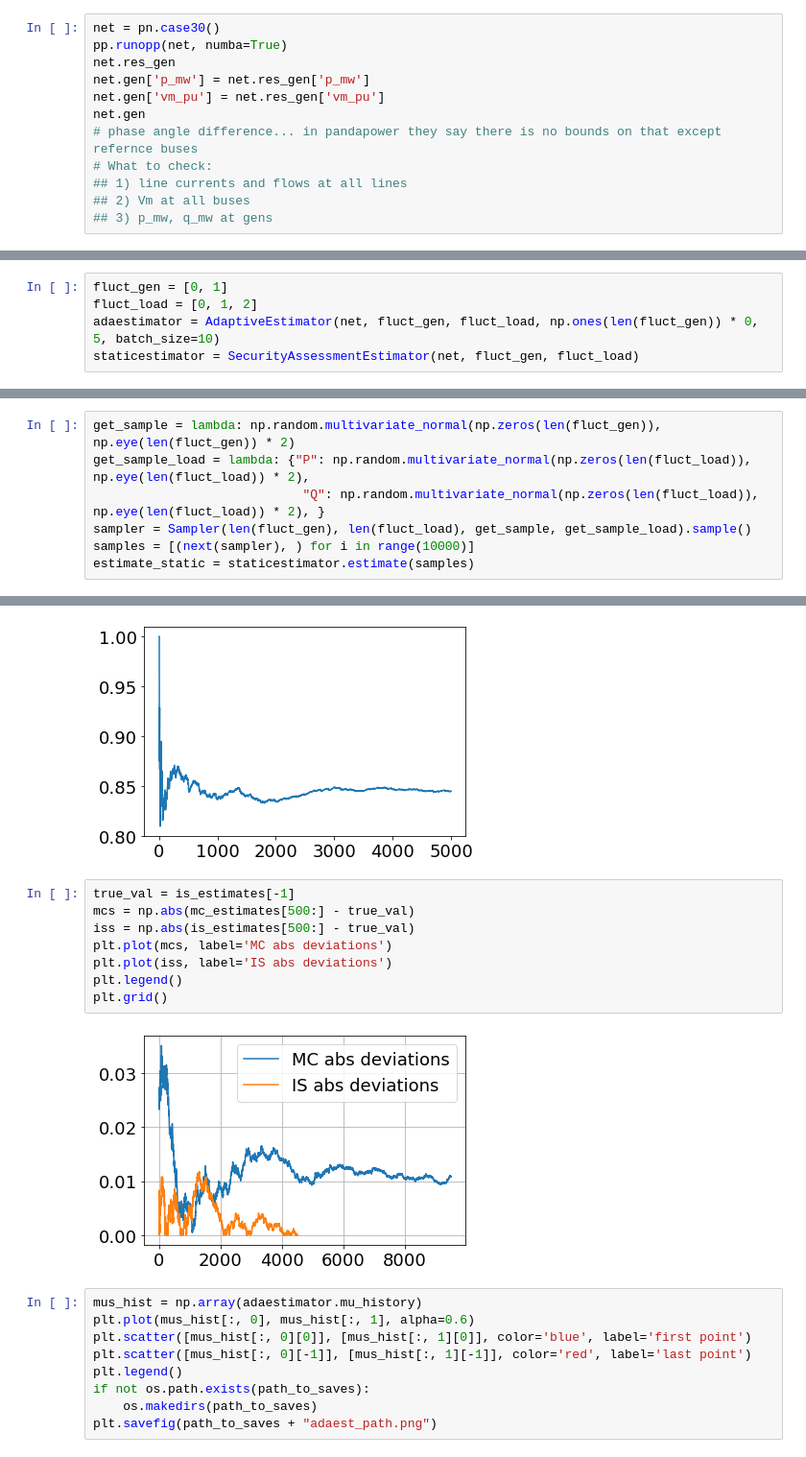
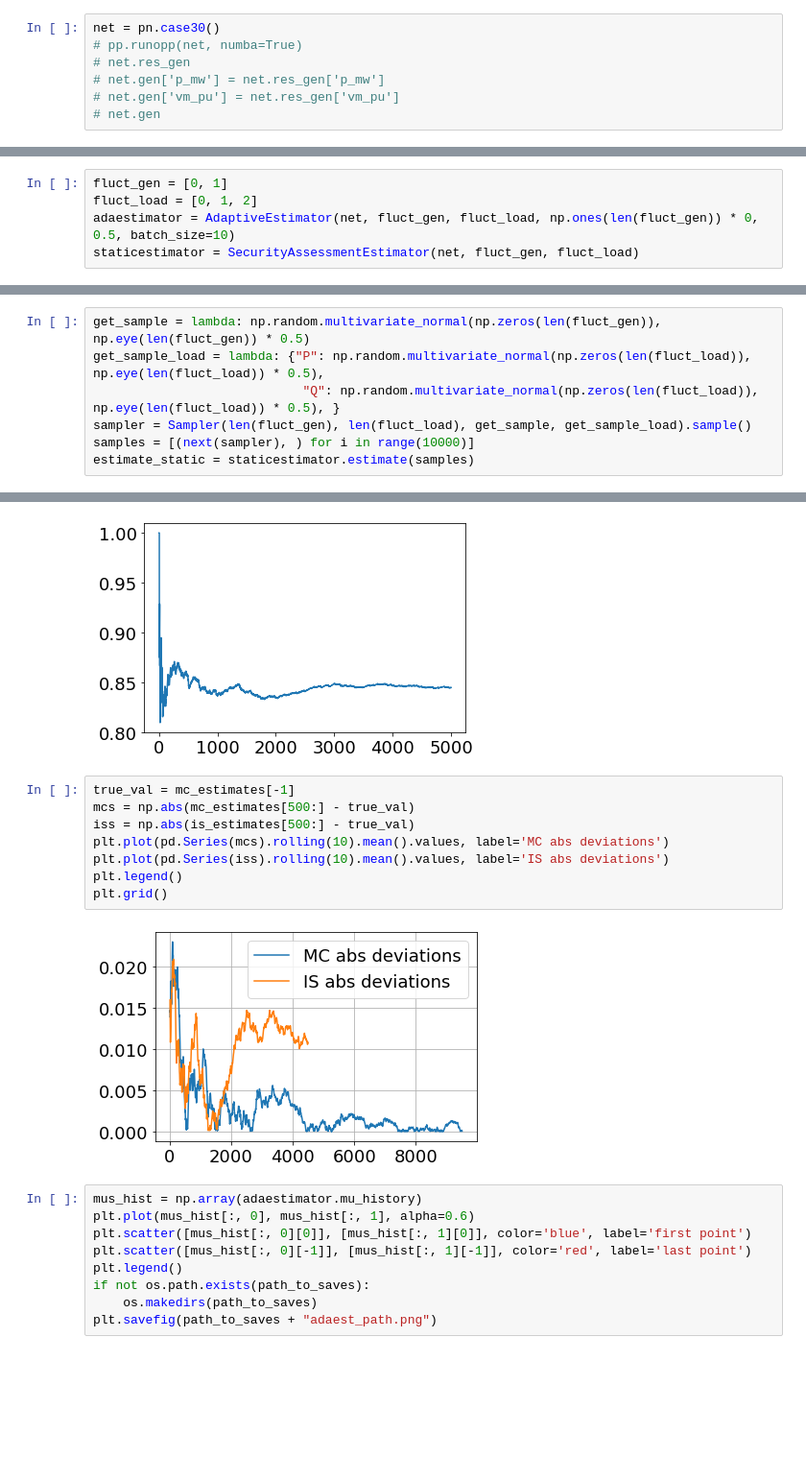
Before and after one commit to vjugor1/AC-PF-Security-Assessment, a Jupyter notebook: notebooks/tmplcss.ipynb, the cells around one changed output, grey strips where cells are left out. Shown: that part at 96% size. Drawn from its saved outputs; the diff is of its cells as text; blank space fills up the shorter version.

```diff
--- a/notebooks/tmplcss.ipynb
+++ b/notebooks/tmplcss.ipynb
@@ -30,12 +34,7 @@ if not os.path.exists(path_to_saves):
 # %%
 net = pn.case30()
-pp.runopp(net, numba=True)
-net.res_gen
-net.gen['p_mw'] = net.res_gen['p_mw']
-net.gen['vm_pu'] = net.res_gen['vm_pu']
-net.gen
-# phase angle difference... in pandapower they say there is no bounds on that except refernce buses
-# What to check:
-## 1) line currents and flows at all lines
-## 2) Vm at all buses
-## 3) p_mw, q_mw at gens
+# pp.runopp(net, numba=True)
+# net.res_gen
+# net.gen['p_mw'] = net.res_gen['p_mw']
+# net.gen['vm_pu'] = net.res_gen['vm_pu']
+# net.gen
@@ -49,5 +43,5 @@ net.gen
 # %%
 fluct_gen = [0, 1]
 fluct_load = [0, 1, 2]
-adaestimator = AdaptiveEstimator(net, fluct_gen, fluct_load, np.ones(len(fluct_gen)) * 0, 5, batch_size=10)
+adaestimator = AdaptiveEstimator(net, fluct_gen, fluct_load, np.ones(len(fluct_gen)) * 0, 0.5, batch_size=10)
 staticestimator = SecurityAssessmentEstimator(net, fluct_gen, fluct_load)
@@ -54,7 +50,7 @@ staticestimator = SecurityAssessmentEstimator(net, fluct_gen, fluct_load)
 # %%
-get_sample = lambda: np.random.multivariate_normal(np.zeros(len(fluct_gen)), np.eye(len(fluct_gen)) * 2)
-get_sample_load = lambda: {"P": np.random.multivariate_normal(np.zeros(len(fluct_load)), np.eye(len(fluct_load)) * 2),
-                            "Q": np.random.multivariate_normal(np.zeros(len(fluct_load)), np.eye(len(fluct_load)) * 2), }
+get_sample = lambda: np.random.multivariate_normal(np.zeros(len(fluct_gen)), np.eye(len(fluct_gen)) * 0.5)
+get_sample_load = lambda: {"P": np.random.multivariate_normal(np.zeros(len(fluct_load)), np.eye(len(fluct_load)) * 0.5),
+                            "Q": np.random.multivariate_normal(np.zeros(len(fluct_load)), np.eye(len(fluct_load)) * 0.5), }
 sampler = Sampler(len(fluct_gen), len(fluct_load), get_sample, get_sample_load).sample()
 samples = [(next(sampler), ) for i in range(10000)]
 estimate_static = staticestimator.estimate(samples)
@@ -77,15 +77,15 @@ plt.savefig(path_to_saves + "adaest.png")
 # %% [output]
 [figure]
 # %%
-true_val = is_estimates[-1]
+true_val = mc_estimates[-1]
 mcs = np.abs(mc_estimates[500:] - true_val)
 iss = np.abs(is_estimates[500:] - true_val)
-plt.plot(mcs, label='MC abs deviations')
-plt.plot(iss, label='IS abs deviations')
+plt.plot(pd.Series(mcs).rolling(10).mean().values, label='MC abs deviations')
+plt.plot(pd.Series(iss).rolling(10).mean().values, label='IS abs deviations')
 plt.legend()
 plt.grid()
 # %% [output]
-[figure, old version]
+[figure, new version]
 # %%
 mus_hist = np.array(adaestimator.mu_history)
 plt.plot(mus_hist[:, 0], mus_hist[:, 1], alpha=0.6)
```
Also changed, not shown: parts of 9 cells of this notebook, 3 other files.
